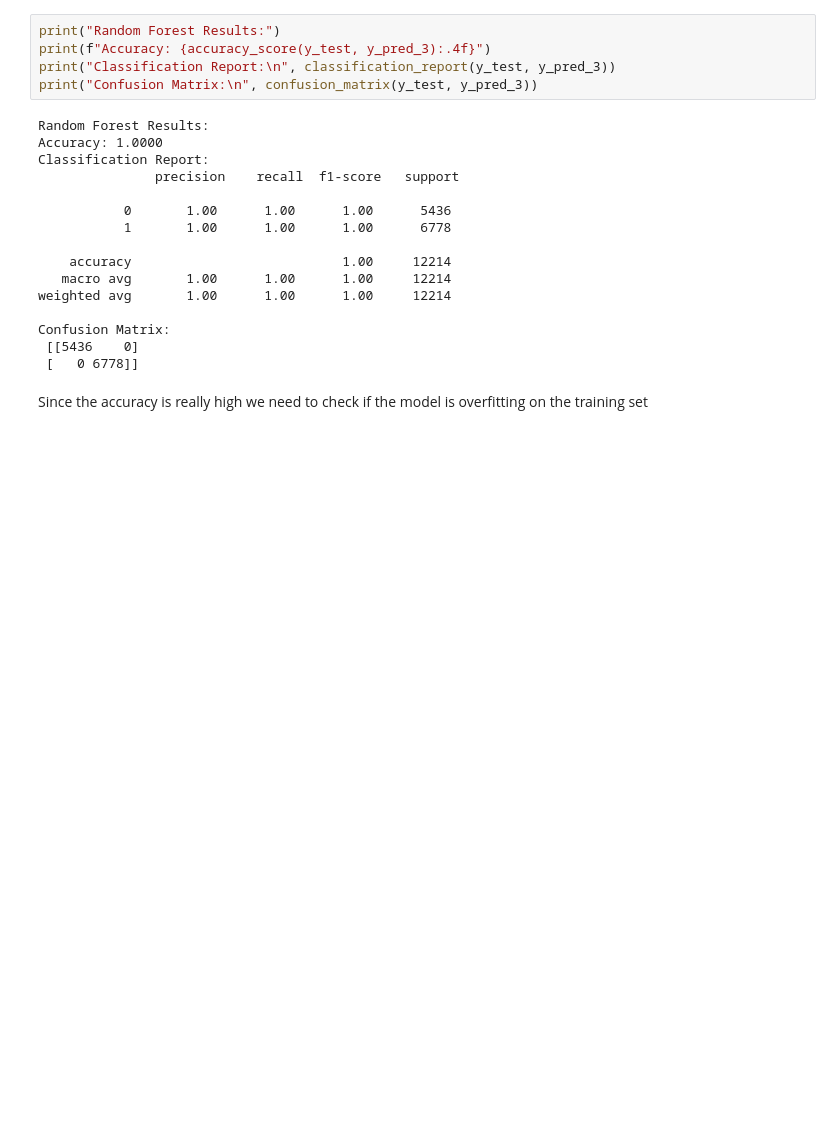
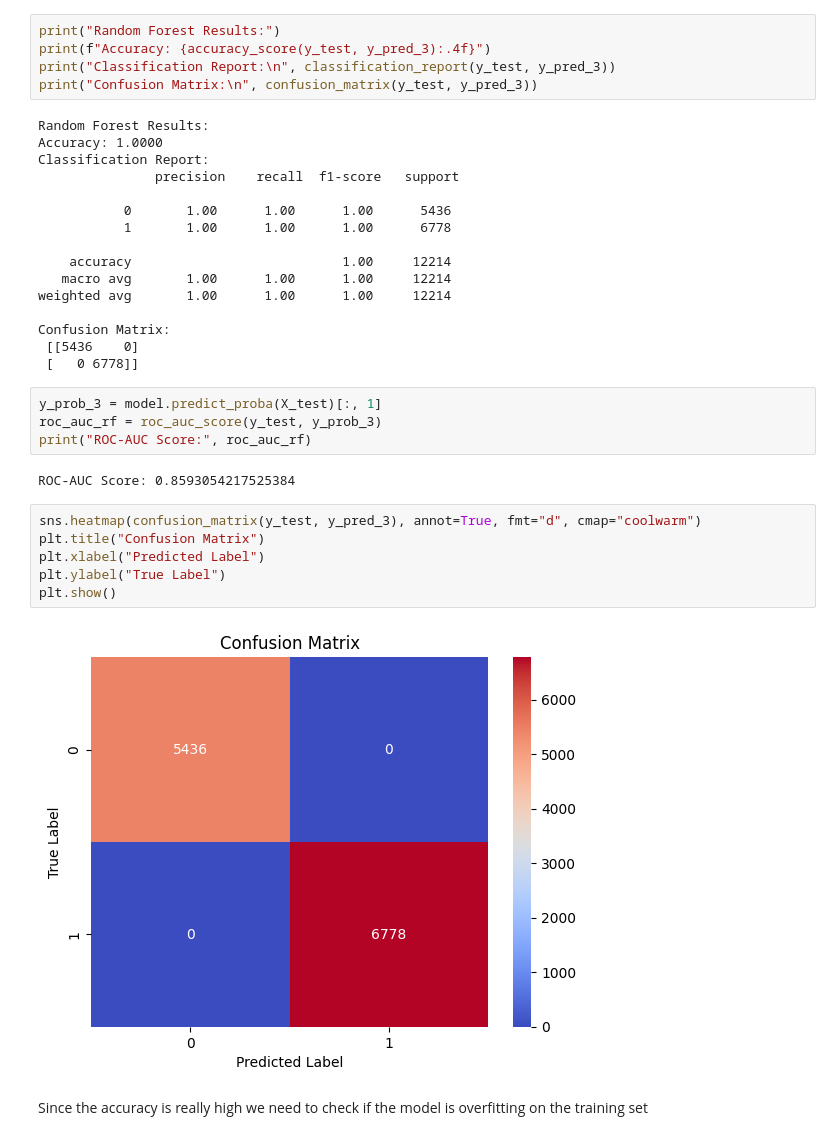
Before and after one commit to alicja-a-d/UAB_ML_project, a Jupyter notebook: notebook/Model.ipynb, the cells around one changed output. Cells and saved outputs as stored; diff of their text form; blank space fills up the shorter version.

Commit message:
Added Confusion Matrix to RFC and DTC

```diff
--- a/notebook/Model.ipynb
+++ b/notebook/Model.ipynb
@@ -134,6 +134,20 @@ weighted avg       1.00      1.00      1.00     12214
 Confusion Matrix:
  [[5436    0]
  [   0 6778]]
+# %%
+y_prob_3 = model.predict_proba(X_test)[:, 1]
+roc_auc_rf = roc_auc_score(y_test, y_prob_3)
+print("ROC-AUC Score:", roc_auc_rf)
+# %% [output]
+ROC-AUC Score: 0.8593054217525384
+# %%
+sns.heatmap(confusion_matrix(y_test, y_pred_3), annot=True, fmt="d", cmap="coolwarm")
+plt.title("Confusion Matrix")
+plt.xlabel("Predicted Label")
+plt.ylabel("True Label")
+plt.show()
+# %% [output]
+[figure, added]
 # %% [markdown]
 Since the accuracy is really high we need to check if the model is overfitting on the training set
 # %%
```
Also changed, not shown: parts of 2 cells of this notebook.
